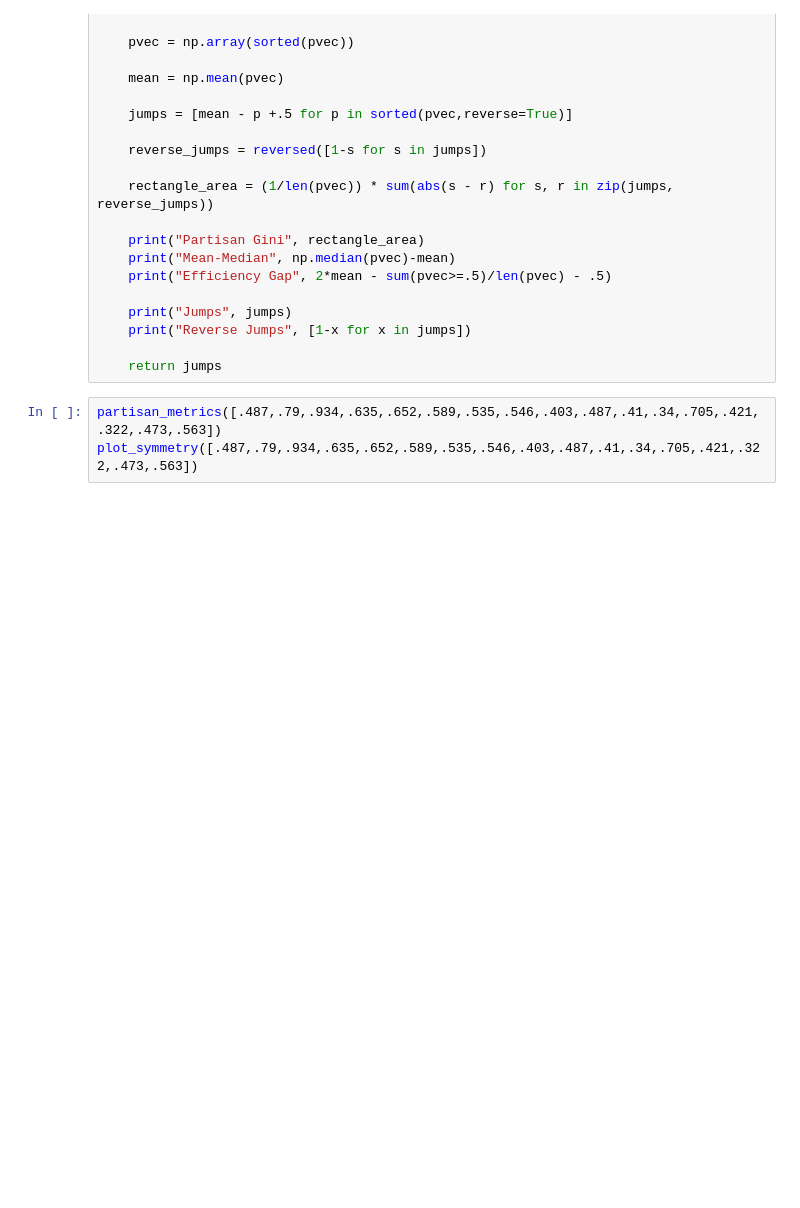
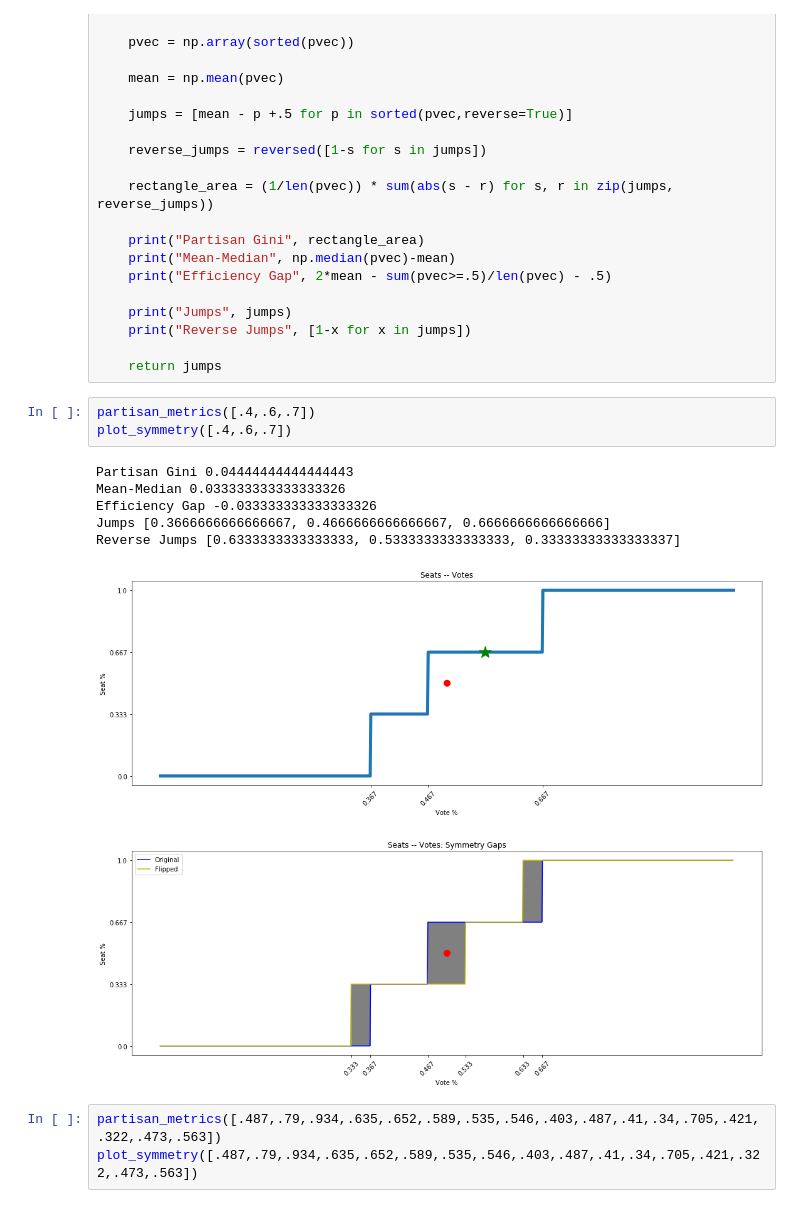
Before and after one commit to vrdi/Partisan-Metrics, a Jupyter notebook: Partisan_Gini.ipynb, the cells around one changed output. Drawn from its saved outputs; the diff is of its cells as text; blank space fills up the shorter version.

```diff
--- a/Partisan_Gini.ipynb
+++ b/Partisan_Gini.ipynb
@@ -139,6 +139,17 @@ def partisan_metrics(pvec):
     print("Reverse Jumps", [1-x for x in jumps])
 
     return jumps
+# %%
+partisan_metrics([.4,.6,.7])
+plot_symmetry([.4,.6,.7])
+# %% [output]
+Partisan Gini 0.04444444444444443
+Mean-Median 0.033333333333333326
+Efficiency Gap -0.033333333333333326
+Jumps [0.3666666666666667, 0.4666666666666667, 0.6666666666666666]
+Reverse Jumps [0.6333333333333333, 0.5333333333333333, 0.33333333333333337]
+[figure, added]
+[figure, added]
 # %%
 partisan_metrics([.487,.79,.934,.635,.652,.589,.535,.546,.403,.487,.41,.34,.705,.421,.322,.473,.563])
 plot_symmetry([.487,.79,.934,.635,.652,.589,.535,.546,.403,.487,.41,.34,.705,.421,.322,.473,.563])
```
